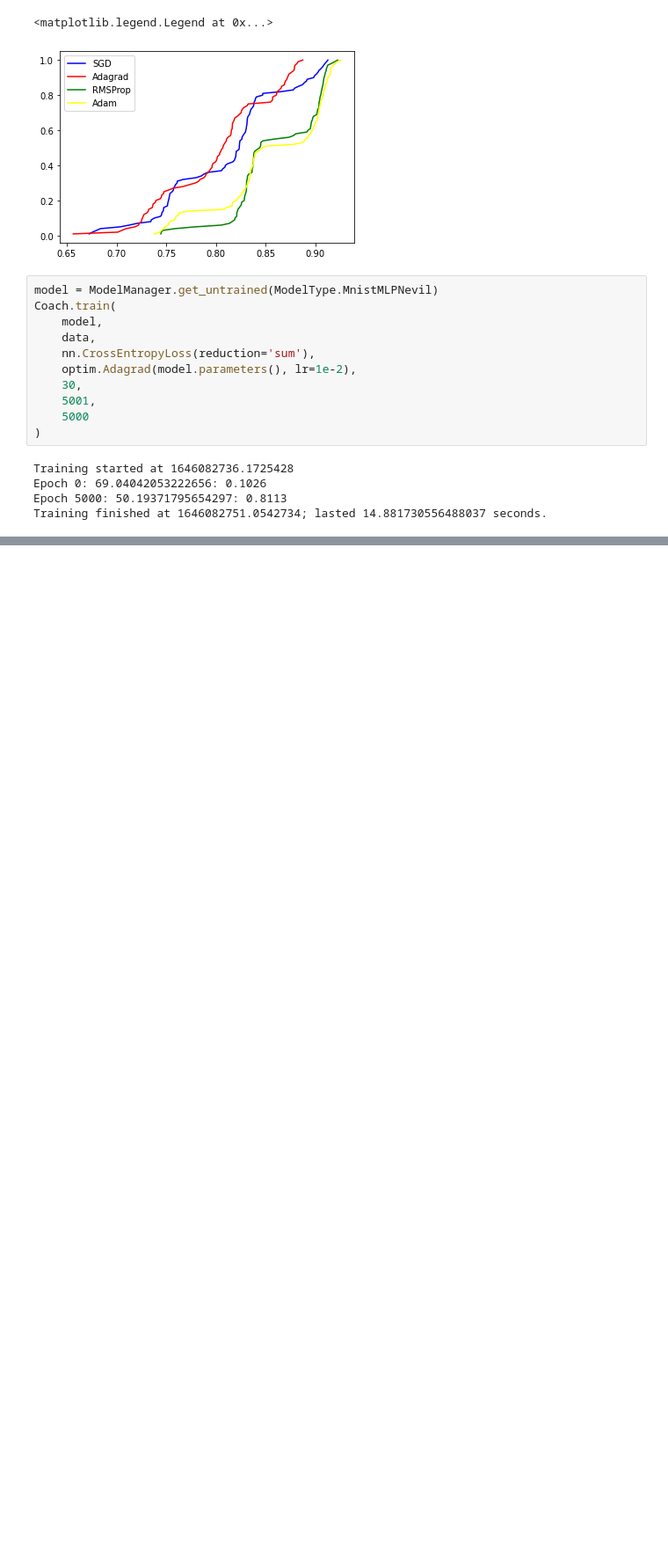
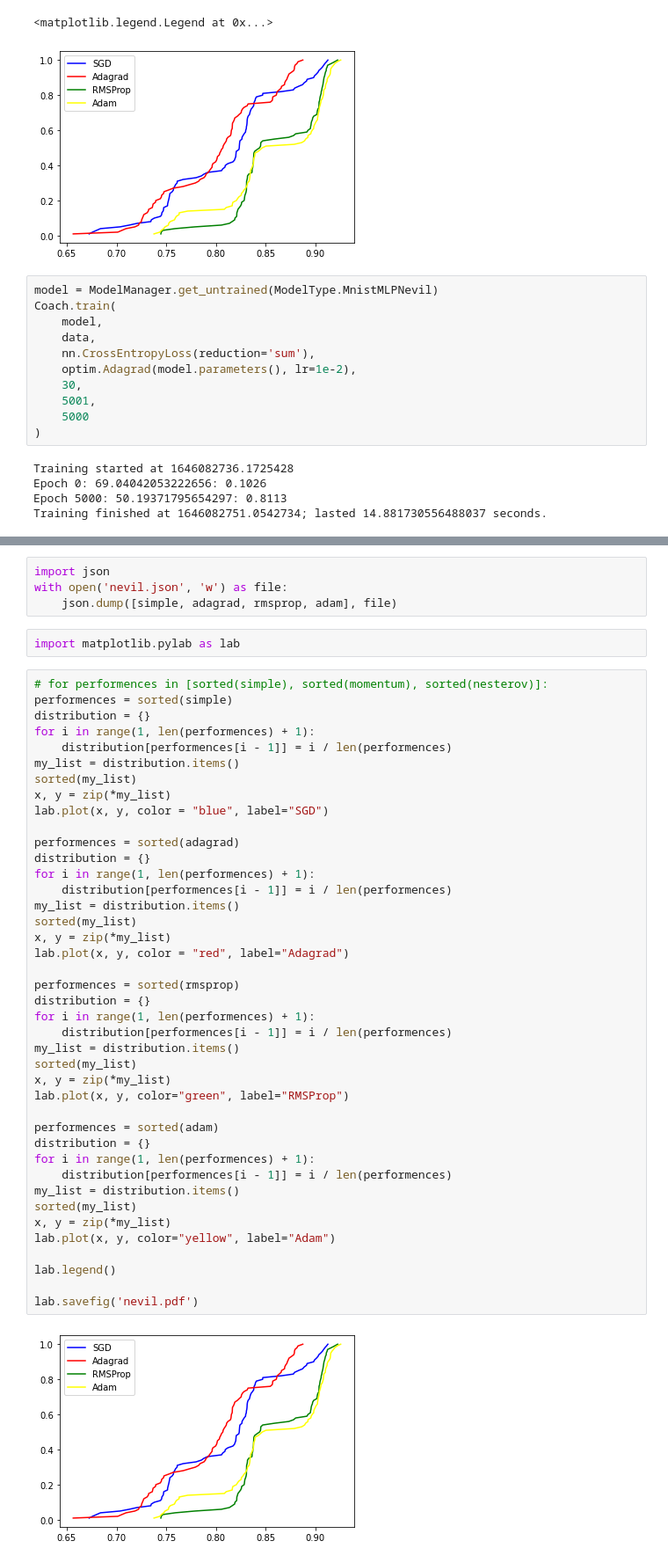
Before and after one commit to pavel-jaks/robust, a Jupyter notebook: Code/Nevil.ipynb, the cells around one changed output, grey strips where cells are left out. Shown: that part at 88% size. Cells and saved outputs as stored; diff of their text form; blank space fills up the shorter version.

Commit message:
nevil

```diff
--- a/Code/Nevil.ipynb
+++ b/Code/Nevil.ipynb
@@ -207,0 +242,49 @@ Training finished at 1646082751.0542734; lasted 14.881730556488037 seconds.
+# %%
+import json
+with open('nevil.json', 'w') as file:
+    json.dump([simple, adagrad, rmsprop, adam], file)
+# %%
+import matplotlib.pylab as lab
+# %%
+# for performences in [sorted(simple), sorted(momentum), sorted(nesterov)]:
+performences = sorted(simple)
+distribution = {}
+for i in range(1, len(performences) + 1):
+    distribution[performences[i - 1]] = i / len(performences)
+my_list = distribution.items()
+sorted(my_list)
+x, y = zip(*my_list)
+lab.plot(x, y, color = "blue", label="SGD")
+
+performences = sorted(adagrad)
+distribution = {}
+for i in range(1, len(performences) + 1):
+    distribution[performences[i - 1]] = i / len(performences)
+my_list = distribution.items()
+sorted(my_list)
+x, y = zip(*my_list)
+lab.plot(x, y, color = "red", label="Adagrad")
+
+performences = sorted(rmsprop)
+distribution = {}
+for i in range(1, len(performences) + 1):
+    distribution[performences[i - 1]] = i / len(performences)
+my_list = distribution.items()
+sorted(my_list)
+x, y = zip(*my_list)
+lab.plot(x, y, color="green", label="RMSProp")
+
+performences = sorted(adam)
+distribution = {}
+for i in range(1, len(performences) + 1):
+    distribution[performences[i - 1]] = i / len(performences)
+my_list = distribution.items()
+sorted(my_list)
+x, y = zip(*my_list)
+lab.plot(x, y, color="yellow", label="Adam")
+
+lab.legend()
+
+lab.savefig('nevil.pdf')
+# %% [output]
+[figure, added]
```
Also changed, not shown: parts of 1 cell of this notebook, 9 other files.
